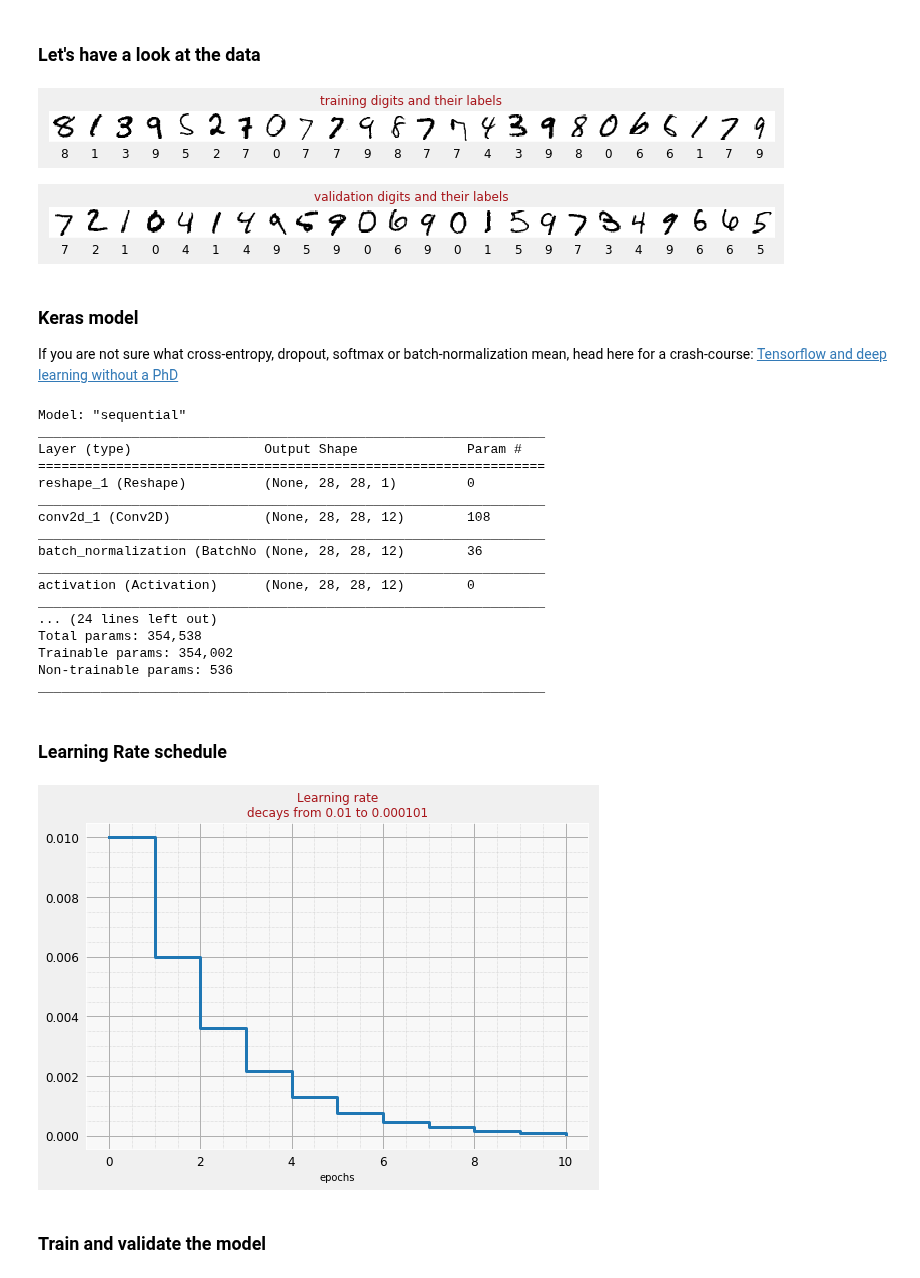
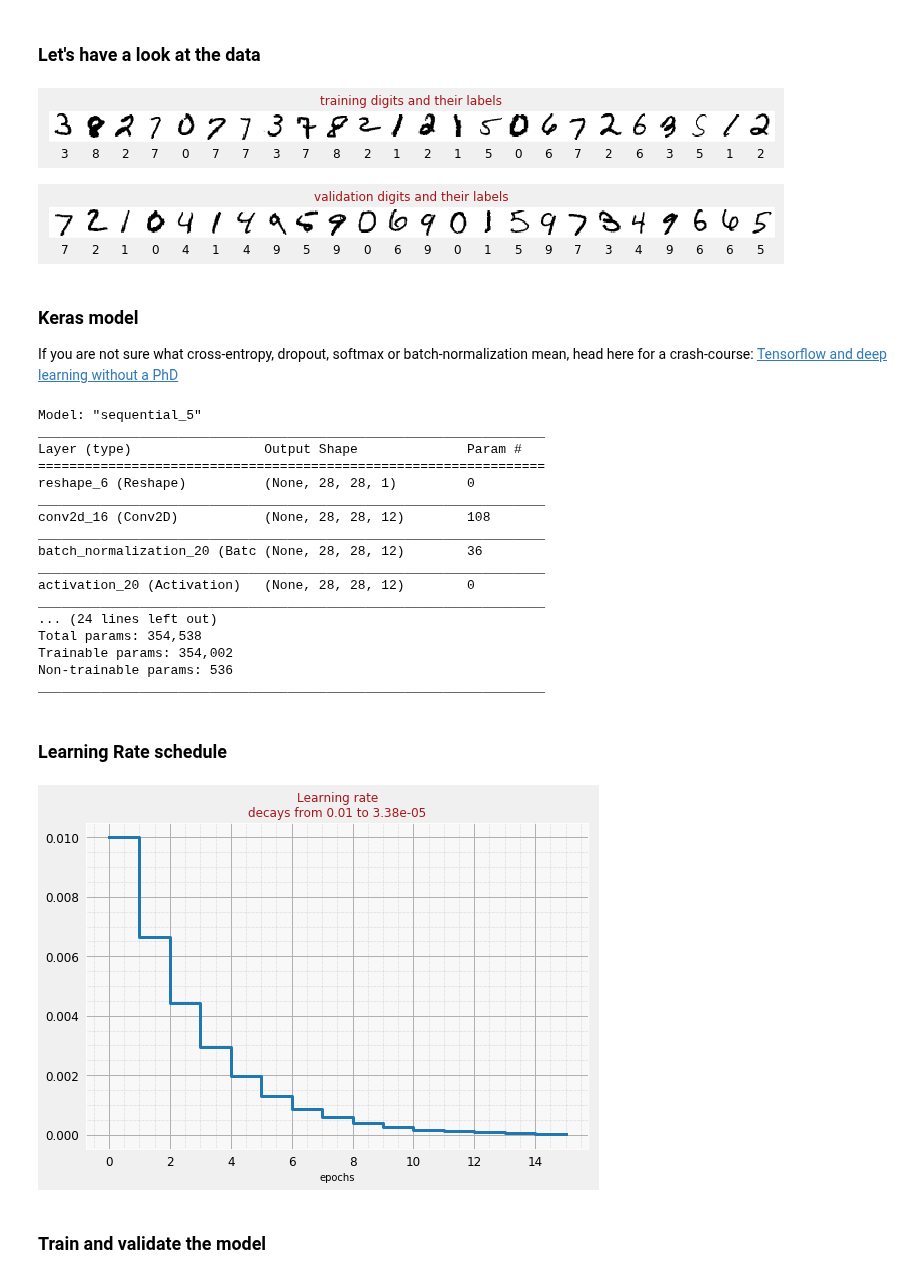
Before and after one commit to GoogleCloudPlatform/tensorflow-without-a-phd, a Jupyter notebook: tensorflow-mnist-tutorial/keras_05_mnist_batch_norm.ipynb, the cells around one changed output. Saved outputs shown, nothing was run; the diff lists cells and outputs as text; code cells hidden in the pictures.

```diff
--- a/tensorflow-mnist-tutorial/keras_05_mnist_batch_norm.ipynb
+++ b/tensorflow-mnist-tutorial/keras_05_mnist_batch_norm.ipynb
@@ -1,8 +3,8 @@
 # %% [markdown]
 ### Parameters
 # %%
-BATCH_SIZE = 128
-EPOCHS = 10
+BATCH_SIZE = 64
+EPOCHS = 15
 
 training_images_file   = 'gs://mnist-public/train-images-idx3-ubyte'
 training_labels_file   = 'gs://mnist-public/train-labels-idx1-ubyte'
@@ -241,7 +243,7 @@ display_digits(training_digits, training_labels, training_labels, "training digi
 display_digits(validation_digits[:N], validation_labels[:N], validation_labels[:N], "validation digits and their labels", N)
 font_digits, font_labels = create_digits_from_local_fonts(N)
 # %% [output]
-[figure, old version]
+[figure, new version]
 [figure]
 # %% [markdown]
 ### Keras model
@@ -269,7 +271,7 @@ model = tf.keras.Sequential(
       tf.keras.layers.BatchNormalization(center=True, scale=False),
       tf.keras.layers.Activation('relu'),
 
-      tf.keras.layers.Dropout(0.25),
+      tf.keras.layers.Dropout(0.3),
       tf.keras.layers.Dense(10, activation='softmax')
   ])
 
@@ -283,17 +285,17 @@ model.summary()
 # utility callback that displays training curves
 plot_training = PlotTraining(sample_rate=10, zoom=16)
 # %% [output]
-Model: "sequential"
+Model: "sequential_5"
 _________________________________________________________________
 Layer (type)                 Output Shape              Param #
 =================================================================
-reshape_1 (Reshape)          (None, 28, 28, 1)         0
+reshape_6 (Reshape)          (None, 28, 28, 1)         0
 _________________________________________________________________
-conv2d_1 (Conv2D)            (None, 28, 28, 12)        108
+conv2d_16 (Conv2D)           (None, 28, 28, 12)        108
 _________________________________________________________________
-batch_normalization (BatchNo (None, 28, 28, 12)        36
+batch_normalization_20 (Batc (None, 28, 28, 12)        36
 _________________________________________________________________
-activation (Activation)      (None, 28, 28, 12)        0
+activation_20 (Activation)   (None, 28, 28, 12)        0
 _________________________________________________________________
 ... (24 lines left out)
 Total params: 354,538
@@ -305,15 +307,15 @@ _________________________________________________________________
 # %%
 # lr decay function
 def lr_decay(epoch):
-  return 0.01 * math.pow(0.6, epoch)
+  return 0.01 * math.pow(0.666, epoch)
 
 # lr schedule callback
 lr_decay_callback = tf.keras.callbacks.LearningRateScheduler(lr_decay, verbose=True)
 
 # important to see what you are doing
 plot_learning_rate(lr_decay, EPOCHS)
 # %% [output]
-[figure, old version]
+[figure, new version]
 # %% [markdown]
 ### Train and validate the model
 # %%
```
Also changed, not shown: parts of 3 cells of this notebook.
